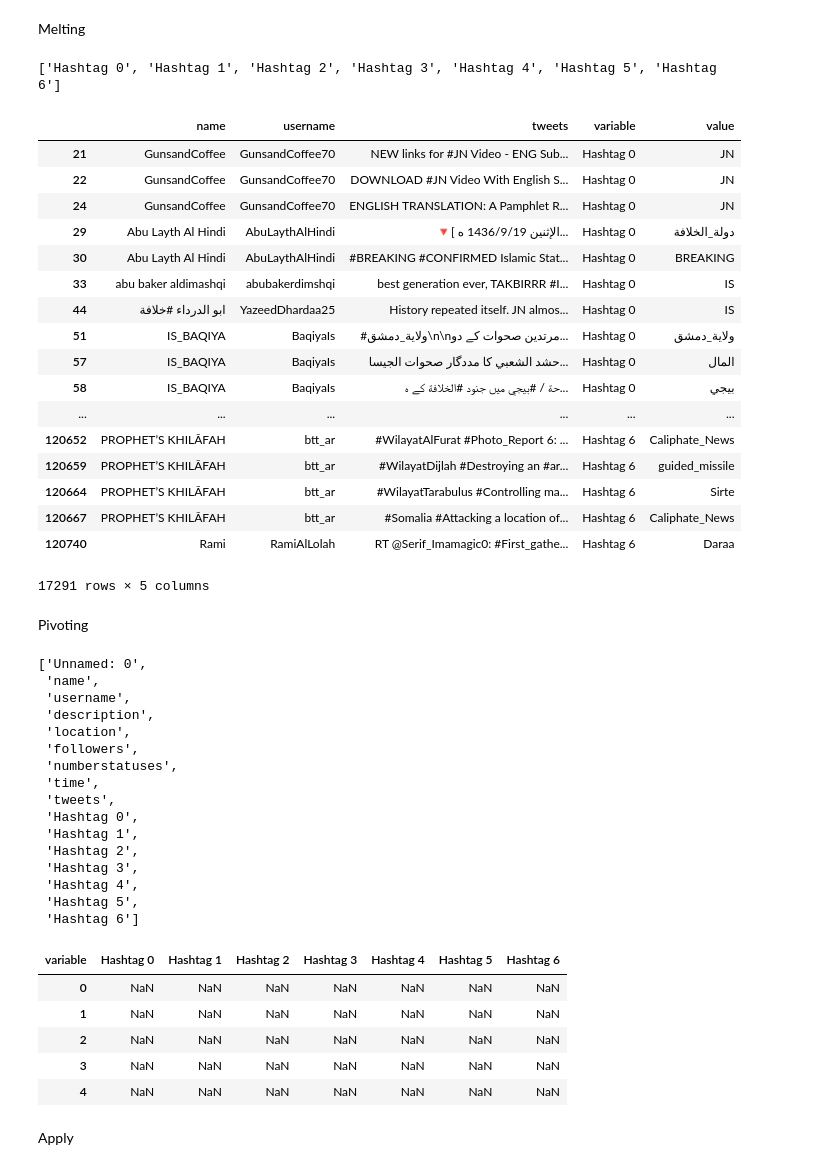
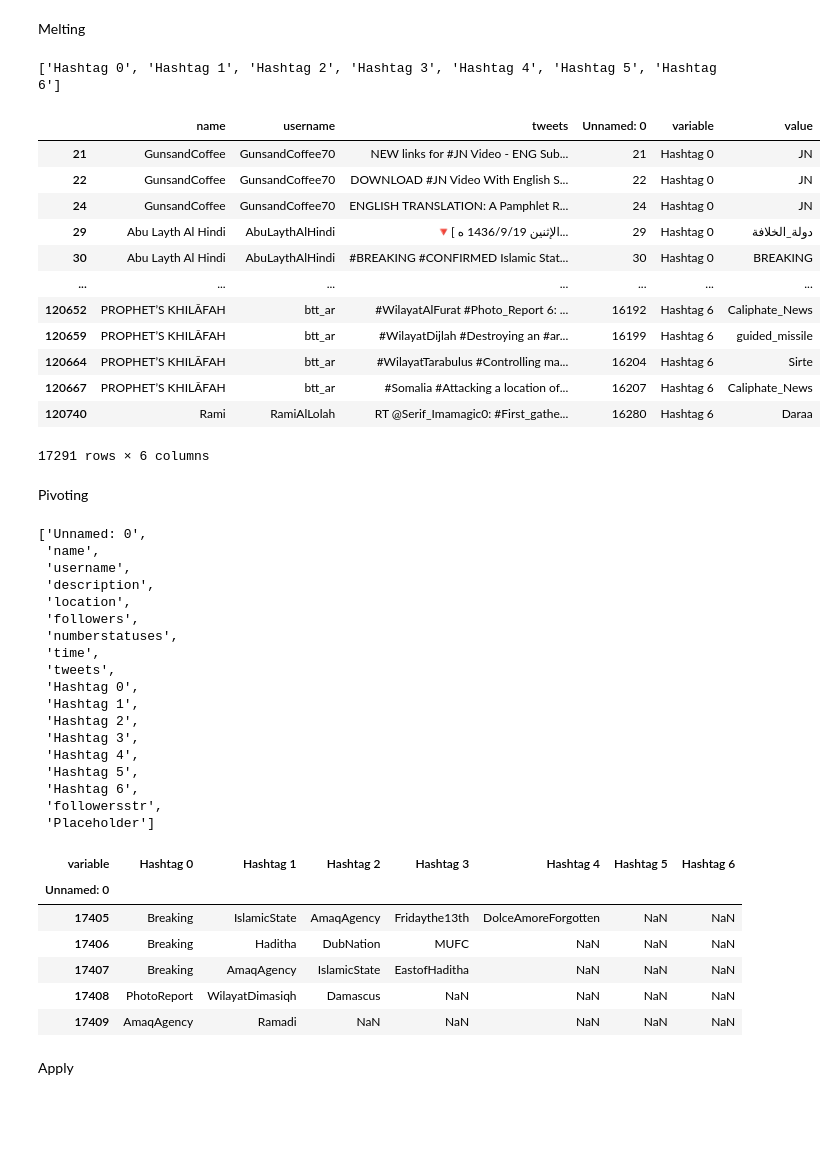
Before and after one commit to Robmattles/Python-For-Data-Analysis, a Jupyter notebook: Lecture Materials - Filled/Manipulating Data Frames Lecture.ipynb, the cells around one changed output. Saved outputs shown, nothing was run; the diff lists cells and outputs as text; code cells hidden in the pictures; blank space fills up the shorter version.

Commit message:
add index to melting

```diff
--- a/Lecture Materials - Filled/Manipulating Data Frames Lecture.ipynb
+++ b/Lecture Materials - Filled/Manipulating Data Frames Lecture.ipynb
@@ -5,7 +5,7 @@ Import and Read Data
 # %%
 import pandas as pd
 import numpy as np
-df=pd.read_csv(r'C:\Users\mwbarr\OneDrive - Federal Bureau of Investigation\Python_for_Data_Analysis\Data Files\isistweetsenhanced.csv')
+df=pd.read_csv(r'https://github.com/Robmattles/Python-For-Data-Analysis/blob/master/Data%20Files/ISIStweetsEnhanced.csv?raw=true')
 # %% [markdown]
 Brief Exploratory Analysis
 # %%
@@ -307,28 +257,23 @@ Melting
 # %%
 hashtagColumns=['Hashtag '+str(x) for x in range(7)]
 print(hashtagColumns)
-melted=df.melt(id_vars=['name','username','tweets'],value_vars=hashtagColumns)
+melted=df.melt(id_vars=['name','username','tweets', 'Unnamed: 0'],value_vars=hashtagColumns)
 melted[melted['value'].notnull()]
 # %% [output]
 ['Hashtag 0', 'Hashtag 1', 'Hashtag 2', 'Hashtag 3', 'Hashtag 4', 'Hashtag 5', 'Hashtag 6']
-|  | name | username | tweets | variable | value |
-| 21 | GunsandCoffee | GunsandCoffee70 | NEW links for #JN Video - ENG Sub... | Hashtag 0 | JN |
-| 22 | GunsandCoffee | GunsandCoffee70 | DOWNLOAD #JN Video With English S... | Hashtag 0 | JN |
-| 24 | GunsandCoffee | GunsandCoffee70 | ENGLISH TRANSLATION: A Pamphlet R... | Hashtag 0 | JN |
-| 29 | Abu Layth Al Hindi | AbuLaythAlHindi | ‍‌‌‌‌‍‌‌‌🔻‌‌[ الإثنين 1436/9/19 ه... | Hashtag 0 | دولة_الخلافة |
-| 30 | Abu Layth Al Hindi | AbuLaythAlHindi | #BREAKING #CONFIRMED Islamic Stat... | Hashtag 0 | BREAKING |
-| 33 | abu baker aldimashqi | abubakerdimshqi | best generation ever, TAKBIRRR #I... | Hashtag 0 | IS |
-| 44 | ابو الدرداء #خلافة | YazeedDhardaa25 | History repeated itself. JN almos... | Hashtag 0 | IS |
-| 51 | IS_BAQIYA | BaqiyaIs | #ولاية_دمشق\n\nمرتدین صحوات کے دو... | Hashtag 0 | ولاية_دمشق |
-| 57 | IS_BAQIYA | BaqiyaIs | حشد الشعبي کا مددگار صحوات الجیسا... | Hashtag 0 | المال |
-| 58 | IS_BAQIYA | BaqiyaIs | حة / #بيجي میں جنود #الخلافة کے ہ... | Hashtag 0 | بيجي |
-| ... | ... | ... | ... | ... | ... |
-| 120652 | PROPHET’S KHILĀFAH | btt_ar | #WilayatAlFurat #Photo_Report 6: ... | Hashtag 6 | Caliphate_News |
-| 120659 | PROPHET’S KHILĀFAH | btt_ar | #WilayatDijlah #Destroying an #ar... | Hashtag 6 | guided_missile |
-| 120664 | PROPHET’S KHILĀFAH | btt_ar | #WilayatTarabulus #Controlling ma... | Hashtag 6 | Sirte |
-| 120667 | PROPHET’S KHILĀFAH | btt_ar | #Somalia #Attacking a location of... | Hashtag 6 | Caliphate_News |
-| 120740 | Rami | RamiAlLolah | RT @Serif_Imamagic0: #First_gathe... | Hashtag 6 | Daraa |
+|  | name | username | tweets | Unnamed: 0 | variable | value |
+| 21 | GunsandCoffee | GunsandCoffee70 | NEW links for #JN Video - ENG Sub... | 21 | Hashtag 0 | JN |
+| 22 | GunsandCoffee | GunsandCoffee70 | DOWNLOAD #JN Video With English S... | 22 | Hashtag 0 | JN |
+| 24 | GunsandCoffee | GunsandCoffee70 | ENGLISH TRANSLATION: A Pamphlet R... | 24 | Hashtag 0 | JN |
+| 29 | Abu Layth Al Hindi | AbuLaythAlHindi | ‍‌‌‌‌‍‌‌‌🔻‌‌[ الإثنين 1436/9/19 ه... | 29 | Hashtag 0 | دولة_الخلافة |
+| 30 | Abu Layth Al Hindi | AbuLaythAlHindi | #BREAKING #CONFIRMED Islamic Stat... | 30 | Hashtag 0 | BREAKING |
+| ... | ... | ... | ... | ... | ... | ... |
+| 120652 | PROPHET’S KHILĀFAH | btt_ar | #WilayatAlFurat #Photo_Report 6: ... | 16192 | Hashtag 6 | Caliphate_News |
+| 120659 | PROPHET’S KHILĀFAH | btt_ar | #WilayatDijlah #Destroying an #ar... | 16199 | Hashtag 6 | guided_missile |
+| 120664 | PROPHET’S KHILĀFAH | btt_ar | #WilayatTarabulus #Controlling ma... | 16204 | Hashtag 6 | Sirte |
+| 120667 | PROPHET’S KHILĀFAH | btt_ar | #Somalia #Attacking a location of... | 16207 | Hashtag 6 | Caliphate_News |
+| 120740 | Rami | RamiAlLolah | RT @Serif_Imamagic0: #First_gathe... | 16280 | Hashtag 6 | Daraa |
-17291 rows × 5 columns
+17291 rows × 6 columns
 # %% [markdown]
 Pivoting
 # %%
@@ -349,16 +294,19 @@ list(df.columns)
  'Hashtag 3',
  'Hashtag 4',
  'Hashtag 5',
- 'Hashtag 6']
+ 'Hashtag 6',
+ 'followersstr',
+ 'Placeholder']
 # %%
-melted.pivot(columns='variable',values='value').head()
+melted.pivot(columns='variable',values='value', index='Unnamed: 0').tail(5)
 # %% [output]
 | variable | Hashtag 0 | Hashtag 1 | Hashtag 2 | Hashtag 3 | Hashtag 4 | Hashtag 5 | Hashtag 6 |
-| 0 | NaN | NaN | NaN | NaN | NaN | NaN | NaN |
-| 1 | NaN | NaN | NaN | NaN | NaN | NaN | NaN |
-| 2 | NaN | NaN | NaN | NaN | NaN | NaN | NaN |
-| 3 | NaN | NaN | NaN | NaN | NaN | NaN | NaN |
-| 4 | NaN | NaN | NaN | NaN | NaN | NaN | NaN |
+| Unnamed: 0 |  |  |  |  |  |  |  |
+| 17405 | Breaking | IslamicState | AmaqAgency | Fridaythe13th | DolceAmoreForgotten | NaN | NaN |
+| 17406 | Breaking | Haditha | DubNation | MUFC | NaN | NaN | NaN |
+| 17407 | Breaking | AmaqAgency | IslamicState | EastofHaditha | NaN | NaN | NaN |
+| 17408 | PhotoReport | WilayatDimasiqh | Damascus | NaN | NaN | NaN | NaN |
+| 17409 | AmaqAgency | Ramadi | NaN | NaN | NaN | NaN | NaN |
 # %% [markdown]
 Apply
 # %%
```
Also changed, not shown: parts of 12 cells of this notebook, 1 other file.
